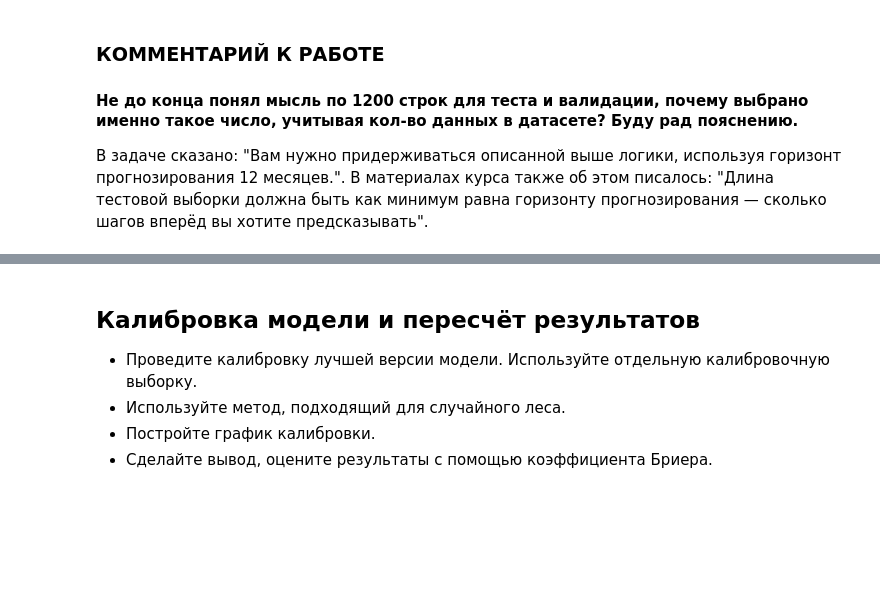
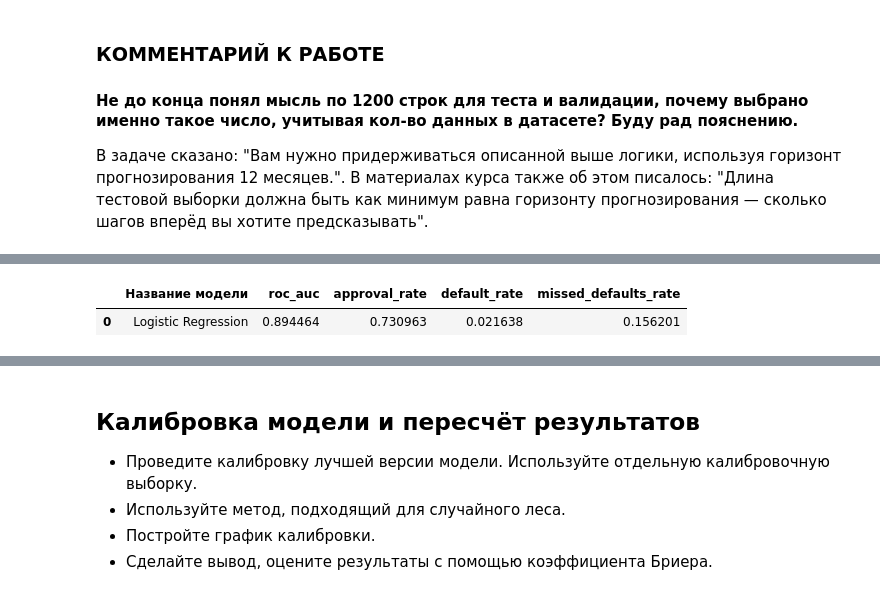
Before and after one commit to KatsayArtemDev/ML, a Jupyter notebook: classification/behavior_scoring/behavior_scoring_predictor.ipynb, the cells around one changed output, grey strips where cells are left out. Saved outputs shown, nothing was run; the diff lists cells and outputs as text; code cells hidden in the pictures; blank space fills up the shorter version.

```diff
--- a/classification/behavior_scoring/behavior_scoring_predictor.ipynb
+++ b/classification/behavior_scoring/behavior_scoring_predictor.ipynb
@@ -581,6 +862,7 @@ TODO: Вывод по EDA
 
 В задаче сказано: "Вам нужно придерживаться описанной выше логики, используя горизонт прогнозирования 12 месяцев.". В материалах курса также об этом писалось: "Длина тестовой выборки должна быть как минимум равна горизонту прогнозирования — сколько шагов вперёд вы хотите предсказывать".
 # %%
+df = df.drop(columns='ID')
 df = df.sort_values('score_date').reset_index(drop=True)
 
 max_date = df['score_date'].max()
@@ -749,5 +989,5 @@ evaluate_model(pipeline, X, y, groups, name="Model")
 # %%
-def run_optuna(build_pipeline_fn, n_trials=5):
+def run_optuna(build_pipeline_fn, build_best_pipeline_fn, name, n_trials=5):
     def objective(trial):
         pipeline = build_pipeline_fn(trial)
 
@@ -765,7 +1005,7 @@ def run_optuna(build_pipeline_fn, n_trials=5):
 
             scores.append(missed_defaults_rate)
 
-        mean_score = scores.mean()
+        mean_score = float(np.mean(scores))
 
         trial.report(mean_score, step=0)
         if trial.should_prune():
@@ -777,17 +1017,17 @@ def run_optuna(build_pipeline_fn, n_trials=5):
     study = optuna.create_study(direction='minimize', sampler=sampler)
     study.optimize(objective, n_trials=n_trials, show_progress_bar=True, n_jobs=-1)
 
-    fig1 = optuna.visualization.plot_optimization_history(study)
-    fig2 = optuna.visualization.plot_param_importances(study)
+    # fig1 = optuna.visualization.plot_optimization_history(study)
+    # fig2 = optuna.visualization.plot_param_importances(study)
 
-    display(fig1)
-    display(fig2)
+    # display(fig1)
+    # display(fig2)
 
     best_params = study.best_params
     print("Лучшие гиперпараметры:", best_params)
     best_value = study.best_value
     print("Лучшее среднее значение Missed Defaults Rate на кросс-валидации:", round(best_value, 3))
 
-    # evaluate_model(build_best_pipeline_fn(best_params), X_train, y_train, name=name)
+    evaluate_model(build_best_pipeline_fn(best_params), X, y, groups, name=name)
 
     return best_params
@@ -793,0 +1068,70 @@ def run_optuna(build_pipeline_fn, n_trials=5):
+# %%
+def get_linear_params(trial):
+    params = {
+        "class_weight": trial.suggest_categorical("class_weight", [None, "balanced"]),
+        "fit_intercept": True,
+        "tol": trial.suggest_float("tol", 1e-4, 1e-2, log=True),
+        "max_iter": trial.suggest_int("max_iter", 2000, 20000),
+        "solver": trial.suggest_categorical("solver", ["lbfgs", "newton-cg", "newton-cholesky", "saga"]),
+        "C": trial.suggest_float("C", 1e-4, 1e2, log=True),
+        "random_state": RANDOM_STATE,
+    }
+
+    solver = params["solver"]
+    if solver in ["lbfgs", "newton-cg", "newton-cholesky"]:
+        params["l1_ratio"] = 0
+    elif solver == "saga":
+        params["l1_ratio"] = trial.suggest_float("l1_ratio", 0.0, 1.0)
+
+    return params
+
+def build_pipeline_fn(trial):
+    model = LogisticRegression(**get_linear_params(trial))
+    return get_base_pipeline(linear_preprocessor, model)
+
+def build_best_pipeline_fn(best_params):
+    model = LogisticRegression(**best_params, random_state=RANDOM_STATE)
+    return get_base_pipeline(linear_preprocessor, model)
+
+lr_best_params = run_optuna(build_pipeline_fn, build_best_pipeline_fn, "Logistic Regression")
+
+def build_pipeline_fn(trial):
+    model = LogisticRegression(**get_linear_params(trial))
+    return get_ros_pipeline(linear_preprocessor, model)
+
+def build_best_pipeline_fn(best_params):
+    model = LogisticRegression(**best_params, random_state=RANDOM_STATE)
+    return get_ros_pipeline(linear_preprocessor, model)
+
+lr_os_best_params = run_optuna(build_pipeline_fn, build_best_pipeline_fn, "Logistic Regression with Over Sampler")
+
+def build_pipeline_fn(trial):
+    model = LogisticRegression(**get_linear_params(trial))
+    return get_smote_pipeline(linear_preprocessor, model)
+
+def build_best_pipeline_fn(best_params):
+    model = LogisticRegression(**best_params, random_state=RANDOM_STATE)
+    return get_smote_pipeline(linear_preprocessor, model)
+
+lr_smote_best_params = run_optuna(build_pipeline_fn, build_best_pipeline_fn, "Logistic Regression with SMOTE")
+
+def build_pipeline_fn(trial):
+    model = LogisticRegression(**get_linear_params(trial))
+    return get_rus_pipeline(linear_preprocessor, model)
+
+def build_best_pipeline_fn(best_params):
+    model = LogisticRegression(**best_params, random_state=RANDOM_STATE)
+    return get_rus_pipeline(linear_preprocessor, model)
+
+lr_us_best_params = run_optuna(build_pipeline_fn, build_best_pipeline_fn, "Logistic Regression with Under Sampler")
+
+def build_pipeline_fn(trial):
+    model = LogisticRegression(**get_linear_params(trial))
+    return get_cc_pipeline(linear_preprocessor, model)
+
+def build_best_pipeline_fn(best_params):
+    model = LogisticRegression(**best_params, random_state=RANDOM_STATE)
+    return get_cc_pipeline(linear_preprocessor, model)
+
+lr_cc_best_params = run_optuna(build_pipeline_fn, build_best_pipeline_fn, "Logistic Regression with Cluster Centroids")
+# %% [output]
@@ -793,0 +1153,2 @@ def run_optuna(build_pipeline_fn, n_trials=5):
+|  | Название модели | roc_auc | approval_rate | default_rate | missed_defaults_rate |
+| 0 | Logistic Regression | 0.894464 | 0.730963 | 0.021638 | 0.156201 |
```
Also changed, not shown: parts of 33 cells of this notebook.
